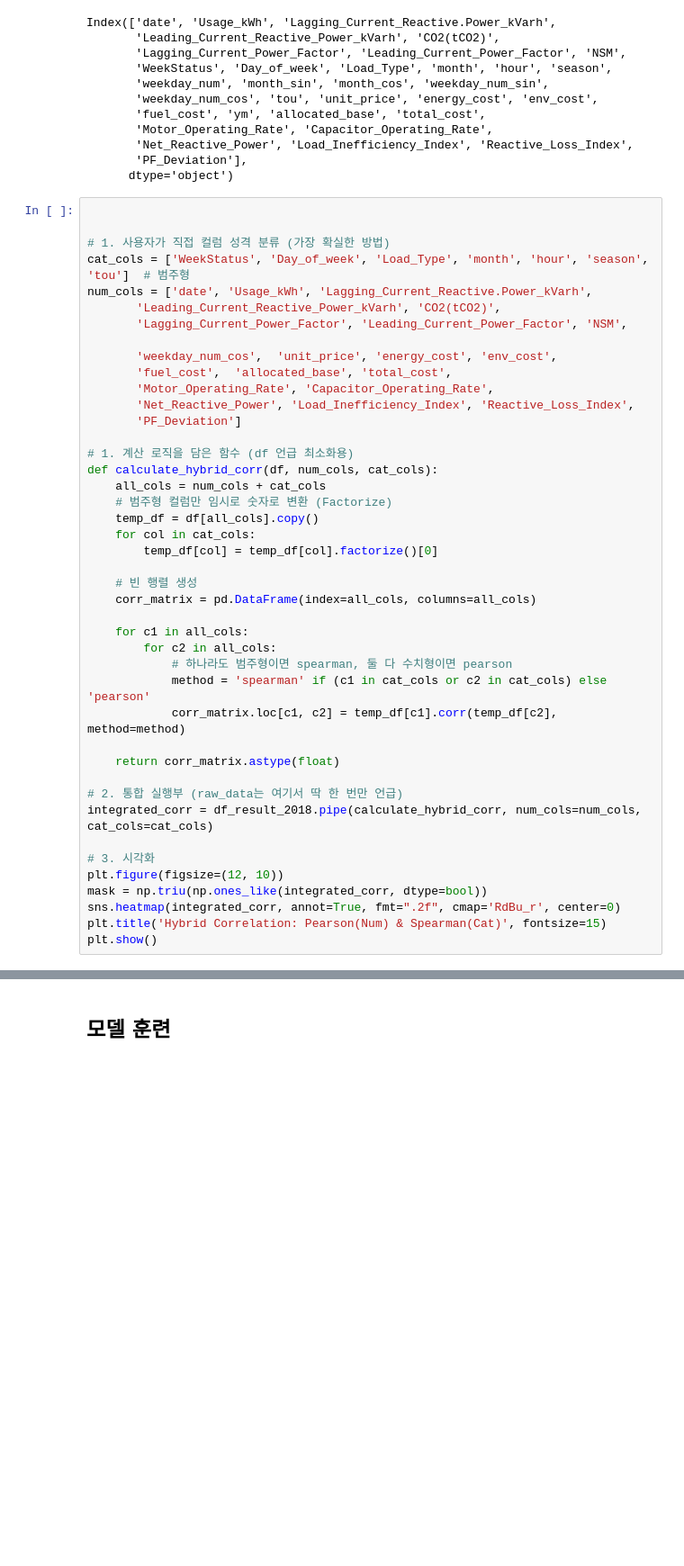
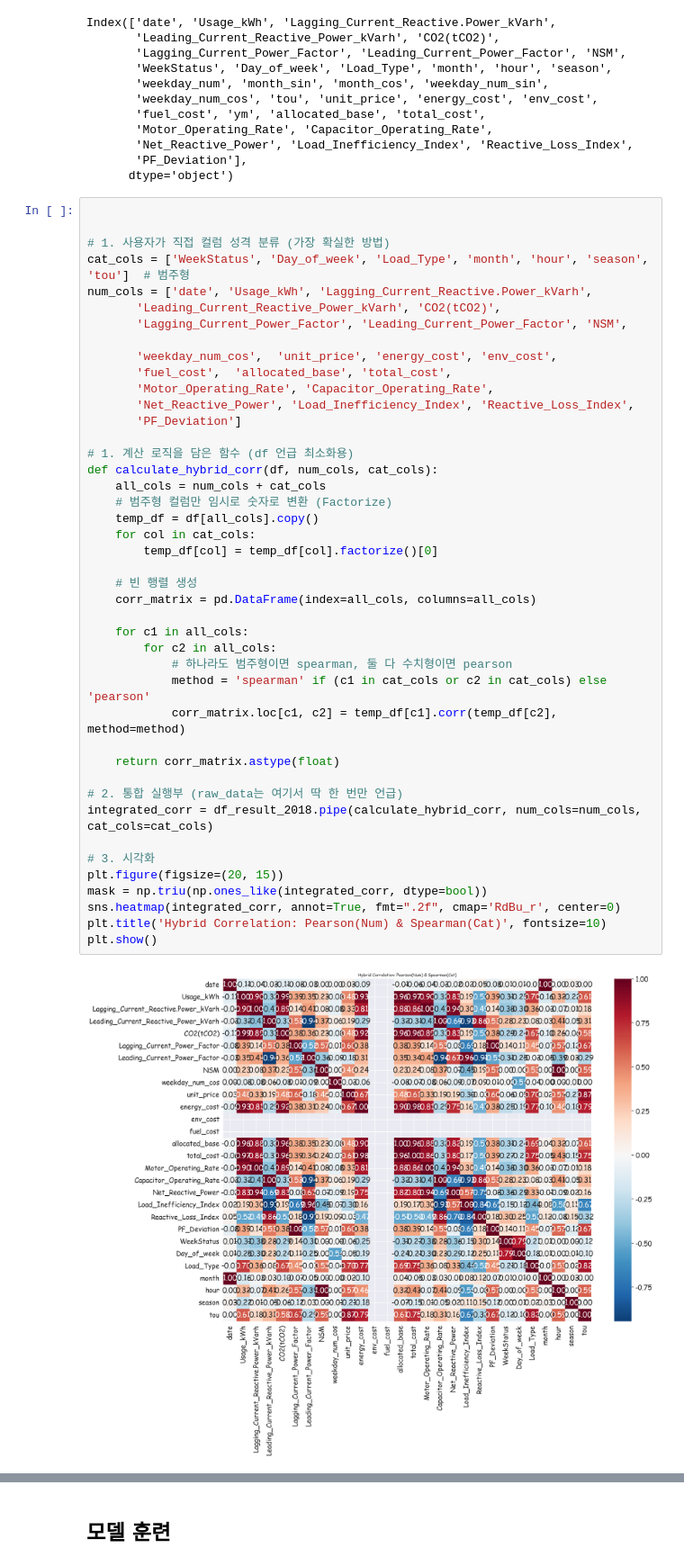
Before and after one commit to Kwonym0814/AIotDataAnalysis, a Jupyter notebook: workspace_python/프로젝트/시각화프로젝트_피쳐 생성.ipynb, the cells around one changed output, grey strips where cells are left out. Shown at 90% size. Cells and saved outputs as stored; diff of their text form; blank space fills up the shorter version.

```diff
--- a/workspace_python/프로젝트/시각화프로젝트_피쳐 생성.ipynb
+++ b/workspace_python/프로젝트/시각화프로젝트_피쳐 생성.ipynb
@@ -643,35 +645,37 @@ num_cols = ['date', 'Usage_kWh', 'Lagging_Current_Reactive.Power_kVarh',
        'Motor_Operating_Rate', 'Capacitor_Operating_Rate',
        'Net_Reactive_Power', 'Load_Inefficiency_Index', 'Reactive_Loss_Index',
        'PF_Deviation']
 
 # 1. 계산 로직을 담은 함수 (df 언급 최소화용)
 def calculate_hybrid_corr(df, num_cols, cat_cols):
     all_cols = num_cols + cat_cols
     # 범주형 컬럼만 임시로 숫자로 변환 (Factorize)
     temp_df = df[all_cols].copy()
     for col in cat_cols:
         temp_df[col] = temp_df[col].factorize()[0]
 
     # 빈 행렬 생성
     corr_matrix = pd.DataFrame(index=all_cols, columns=all_cols)
 
     for c1 in all_cols:
         for c2 in all_cols:
             # 하나라도 범주형이면 spearman, 둘 다 수치형이면 pearson
             method = 'spearman' if (c1 in cat_cols or c2 in cat_cols) else 'pearson'
             corr_matrix.loc[c1, c2] = temp_df[c1].corr(temp_df[c2], method=method)
 
     return corr_matrix.astype(float)
 
 # 2. 통합 실행부 (raw_data는 여기서 딱 한 번만 언급)
 integrated_corr = df_result_2018.pipe(calculate_hybrid_corr, num_cols=num_cols, cat_cols=cat_cols)
 
 # 3. 시각화
-plt.figure(figsize=(12, 10))
+plt.figure(figsize=(20, 15))
 mask = np.triu(np.ones_like(integrated_corr, dtype=bool))
 sns.heatmap(integrated_corr, annot=True, fmt=".2f", cmap='RdBu_r', center=0)
-plt.title('Hybrid Correlation: Pearson(Num) & Spearman(Cat)', fontsize=15)
+plt.title('Hybrid Correlation: Pearson(Num) & Spearman(Cat)', fontsize=10)
 plt.show()
+# %% [output]
+[figure, added]
 # %%
 # 1. 컬럼 분류
 cat_cols = ['WeekStatus', 'Day_of_week', 'Load_Type', 'month', 'hour', 'season', 'tou']  # 범주형
```
Also changed, not shown: parts of 10 cells of this notebook.
